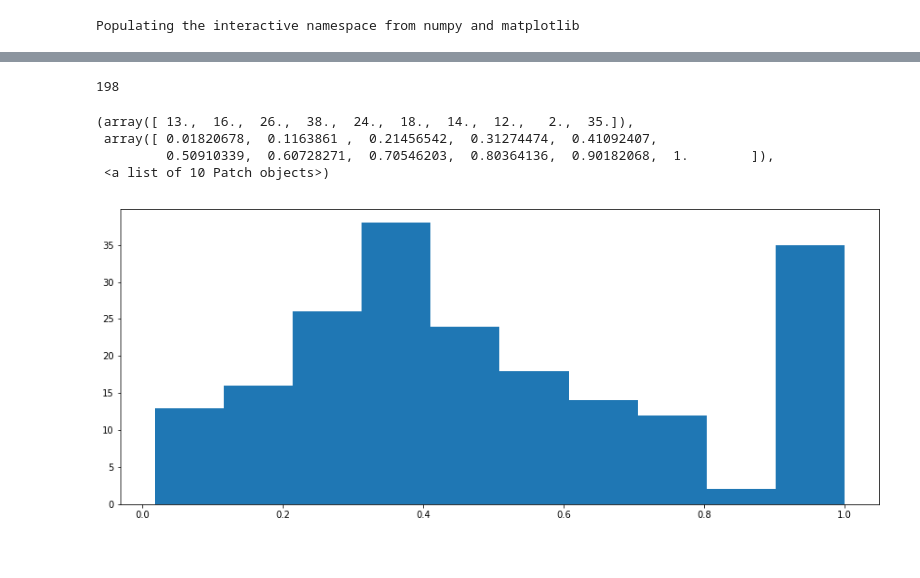
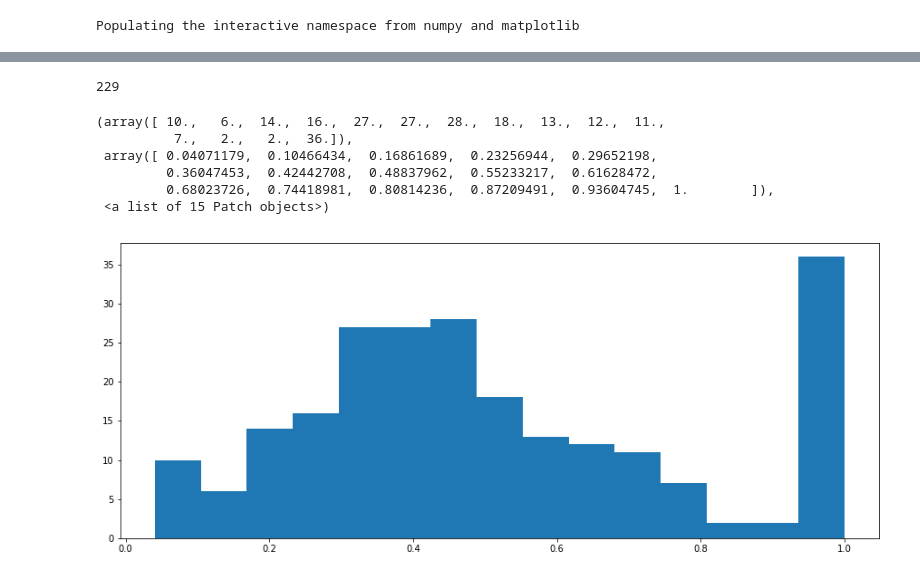
Before and after one commit to makrai/wsi-fest, a Jupyter notebook: plot_sense_dist.ipynb, the cells around one changed output, grey strips where cells are left out. Saved outputs shown, nothing was run; the diff lists cells and outputs as text; code cells hidden in the pictures.

```diff
--- a/plot_sense_dist.ipynb
+++ b/plot_sense_dist.ipynb
@@ -45,0 +10,2 @@ sims = MultiSenseLinearTranslator(source_mse='/mnt/permanent/Language/Hungarian/
+# %%
+sims = MultiSenseLinearTranslator().main()
@@ -46,12 +31,14 @@ sims = MultiSenseLinearTranslator(source_mse='/mnt/permanent/Language/Hungarian/
 # %%
 len(sims)
 # %% [output]
-198
+229
 # %%
-plt.hist(sims)
+plt.hist(sims, bins=15)
 # %% [output]
-(array([ 13.,  16.,  26.,  38.,  24.,  18.,  14.,  12.,   2.,  35.]),
- array([ 0.01820678,  0.1163861 ,  0.21456542,  0.31274474,  0.41092407,
-         0.50910339,  0.60728271,  0.70546203,  0.80364136,  0.90182068,  1.        ]),
- <a list of 10 Patch objects>)
+(array([ 10.,   6.,  14.,  16.,  27.,  27.,  28.,  18.,  13.,  12.,  11.,
+          7.,   2.,   2.,  36.]),
+ array([ 0.04071179,  0.10466434,  0.16861689,  0.23256944,  0.29652198,
+         0.36047453,  0.42442708,  0.48837962,  0.55233217,  0.61628472,
+         0.68023726,  0.74418981,  0.80814236,  0.87209491,  0.93604745,  1.        ]),
+ <a list of 15 Patch objects>)
-[figure, old version]
+[figure, new version]
```
Also changed, not shown: parts of 2 cells of this notebook, 2 other files.
